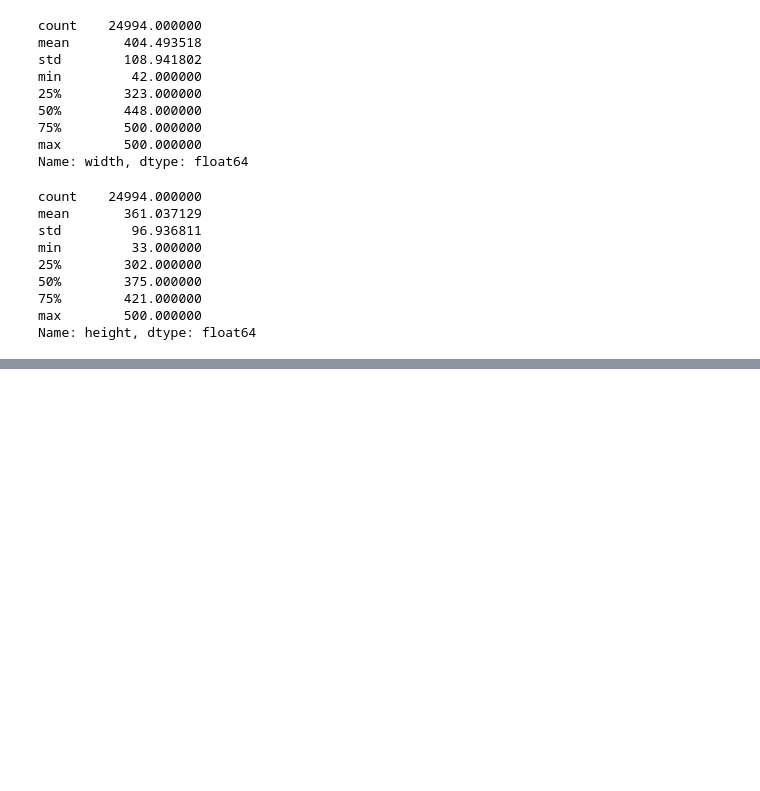
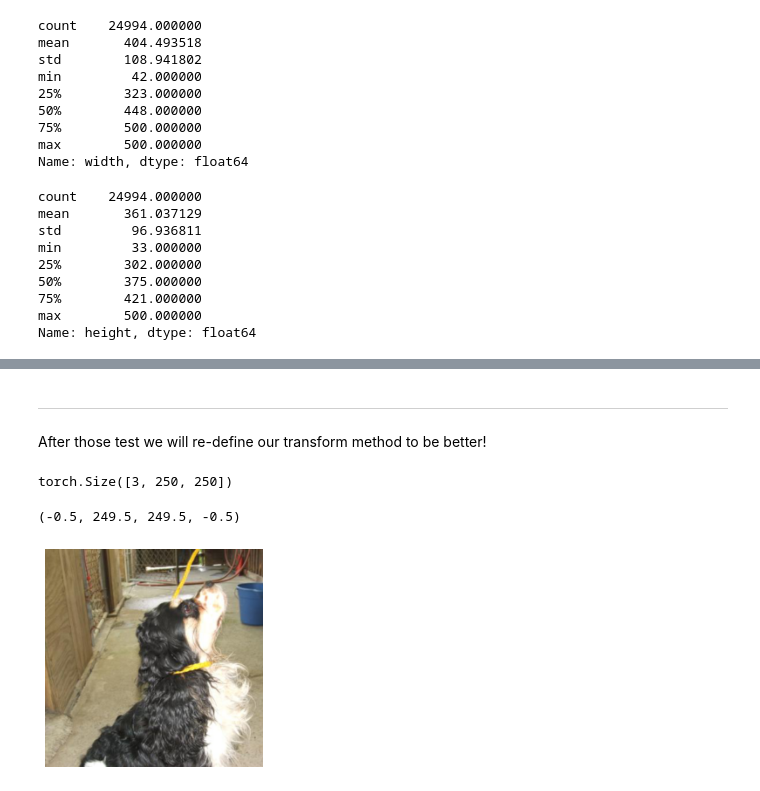
Before and after one commit to Cachemarra/Python-for-DeepLearning-bootcamp, a Jupyter notebook: Section 7 ANN/Loading Real Image Data.ipynb, the cells around one changed output, grey strips where cells are left out. Saved outputs shown, nothing was run; the diff lists cells and outputs as text; code cells hidden in the pictures; blank space fills up the shorter version.

```diff
--- a/Section 7 ANN/Loading Real Image Data.ipynb
+++ b/Section 7 ANN/Loading Real Image Data.ipynb
@@ -109,0 +167,22 @@ Name: height, dtype: float64
+# %% [markdown]
+---------------
+
+After those test we will re-define our transform method to be better!
+# %%
+ # With compose we can perform differents transforms at once
+transform = transforms.Compose([
+    transforms.Resize(250),  # Makes all images the same shape
+    transforms.CenterCrop(250), # Center and crop the image
+    transforms.ToTensor()
+])
+
+# Let's transform and see the property's of the image
+im = transform(dog)
+print(im.shape)
+
+plt.imshow(np.transpose(im.numpy(), (1, 2, 0)))
+plt.axis('off')
+# %% [output]
+torch.Size([3, 250, 250])
+(-0.5, 249.5, 249.5, -0.5)
+[figure, added]
```
Also changed, not shown: parts of 16 cells of this notebook, 1 other file.
